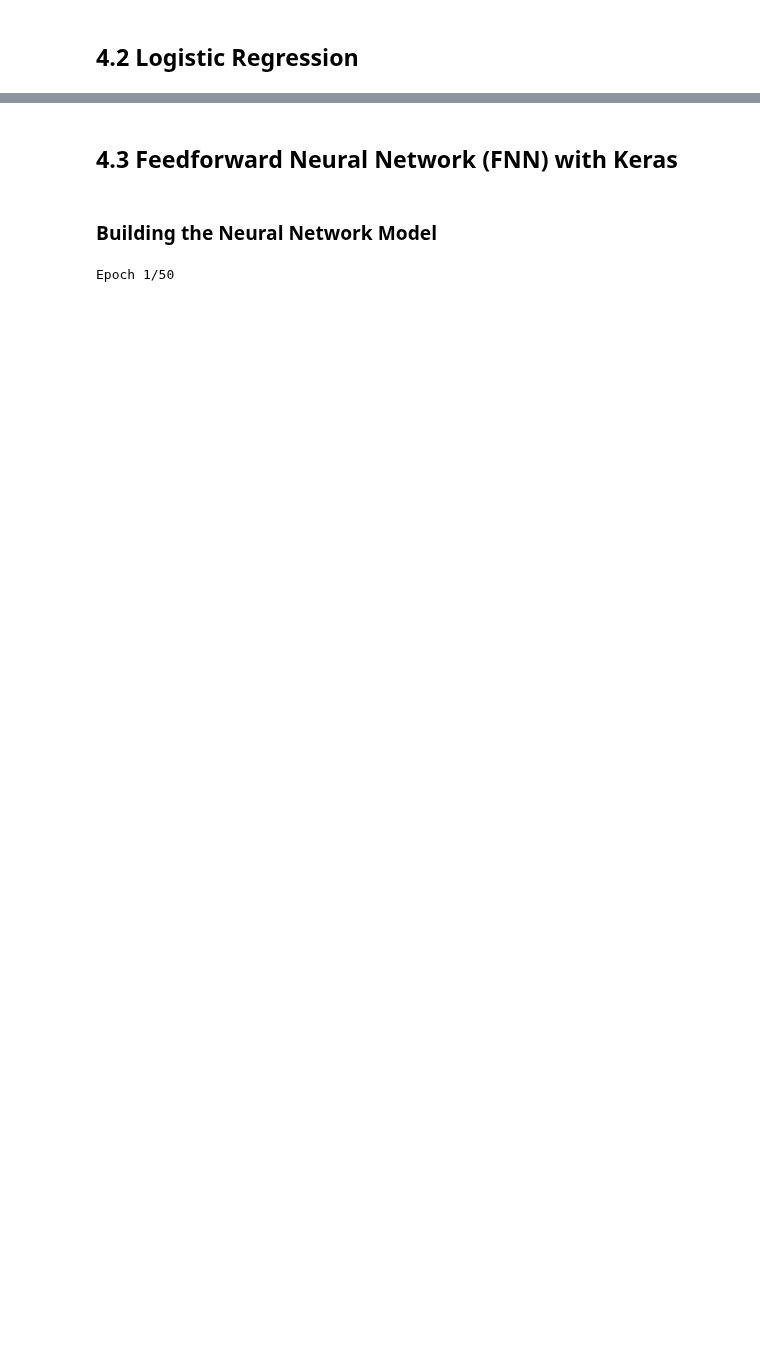
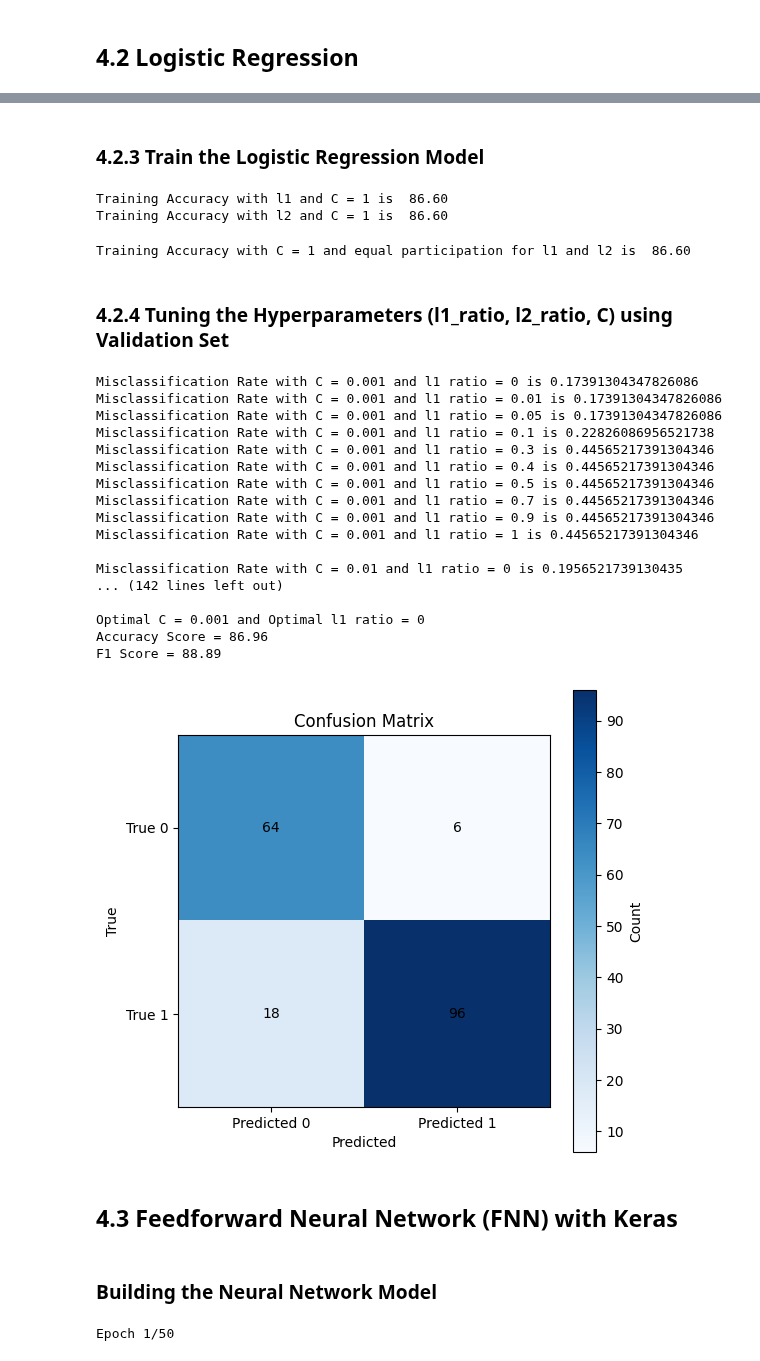
Before and after one commit to AhmedIAshraf/Heart-Failure-Classification, a Jupyter notebook: Heart_Failure_Classification.ipynb, the cells around one changed output, grey strips where cells are left out. Saved outputs shown, nothing was run; the diff lists cells and outputs as text; code cells hidden in the pictures; blank space fills up the shorter version.

```diff
--- a/Heart_Failure_Classification.ipynb
+++ b/Heart_Failure_Classification.ipynb
@@ -584,3 +780,77 @@ Test Accuracy with k=5: 0.7065
+# %% [markdown]
+### 4.2.3 Train the Logistic Regression Model
+# %%
+# Try both l1 and l2 as regularizers
+logistic_regression_l1 = LogisticRegression(C=1.0, penalty='l1', solver='liblinear', max_iter=200, tol=1e-4)
+logistic_regression_l2 = LogisticRegression(C=1.0, penalty='l2', solver='liblinear', max_iter=200, tol=1e-4)
+
+# Train the models with default Value of C (1.0)
+logistic_regression_l1.fit(X_train_scaled, y_train)
+logistic_regression_l2.fit(X_train_scaled, y_train)
+
+print(f'Training Accuracy with l1 and C = 1 is {logistic_regression_l1.score(X_train_scaled, y_train)*100 : .2f}')
+print(f'Training Accuracy with l2 and C = 1 is {logistic_regression_l2.score(X_train_scaled, y_train)*100 : .2f}')
+# %% [output]
+Training Accuracy with l1 and C = 1 is  86.60
+Training Accuracy with l2 and C = 1 is  86.60
+# %%
+# Try and continue with both l1 and l2 combined as our regularizer
+logistic_regression = LogisticRegression(C=1.0, penalty='elasticnet', solver='saga', max_iter=200, tol=1e-4, l1_ratio=0.5)
+
+# Train the models with default Value of C (1.0)
+logistic_regression.fit(X_train_scaled, y_train)
+
+print(f'Training Accuracy with C = 1 and equal participation for l1 and l2 is {logistic_regression.score(X_train_scaled, y_train)*100 : .2f}')
+# %% [output]
+Training Accuracy with C = 1 and equal participation for l1 and l2 is  86.60
+# %% [markdown]
+### 4.2.4 Tuning the Hyperparameters (l1_ratio, l2_ratio, C) using Validation Set
+# %%
+# Different l1_ratio values implies l2_ration = 1 - l1_ratio
+c_values = [0.001, 0.01, 0.05, 0.1, 0.25, 0.5, 0.7, 0.8, 0.9, 1, 5, 10, 100, 1000]
+l1_ratio_values = [0, 0.01, 0.05, 0.1, 0.3, 0.4, 0.5, 0.7, 0.9, 1]
+misclassification_rates = np.zeros((len(c_values), len(l1_ratio_values)))
+
+for i, c in enumerate(c_values):
+    for j, l1 in enumerate(l1_ratio_values):
+        lg =  LogisticRegression(C=c, penalty='elasticnet', solver='saga', max_iter=200, tol=1e-5, l1_ratio=l1)
+        lg.fit(X_train_scaled, y_train)
+        y_pred = lg.predict(X_val_scaled)
+        misclassification_rates[i, j] = np.mean(y_pred != y_val)
+        print(f'Misclassification Rate with C = {c} and l1 ratio = {l1} is {misclassification_rates[i,j]}')
+    print()
+
+# Extracting Optimal C and l1 ratio from the tuning procces
+print()
+best_c_index, best_l1_index = np.unravel_index(np.argmin(misclassification_rates, axis=None), misclassification_rates.shape)
+best_c = c_values[best_c_index]
+best_l1 = l1_ratio_values[best_l1_index]
+print(f'Optimal C = {best_c} and Optimal l1 ratio = {best_l1}')
+
+# Train the model with the Optimal Parameters and Test it
+optimal_params_model = LogisticRegression(C=best_c, penalty='elasticnet', solver='saga', max_iter=200, tol=1e-5, l1_ratio=best_l1)
+optimal_params_model.fit(X_train_scaled, y_train)
+y_pred = optimal_params_model.predict(X_test_scaled)
+calculate_scores(y_pred, y_test)
+# %% [output]
+Misclassification Rate with C = 0.001 and l1 ratio = 0 is 0.17391304347826086
+Misclassification Rate with C = 0.001 and l1 ratio = 0.01 is 0.17391304347826086
+Misclassification Rate with C = 0.001 and l1 ratio = 0.05 is 0.17391304347826086
+Misclassification Rate with C = 0.001 and l1 ratio = 0.1 is 0.22826086956521738
+Misclassification Rate with C = 0.001 and l1 ratio = 0.3 is 0.44565217391304346
+Misclassification Rate with C = 0.001 and l1 ratio = 0.4 is 0.44565217391304346
+Misclassification Rate with C = 0.001 and l1 ratio = 0.5 is 0.44565217391304346
+Misclassification Rate with C = 0.001 and l1 ratio = 0.7 is 0.44565217391304346
+Misclassification Rate with C = 0.001 and l1 ratio = 0.9 is 0.44565217391304346
+Misclassification Rate with C = 0.001 and l1 ratio = 1 is 0.44565217391304346
+
+Misclassification Rate with C = 0.01 and l1 ratio = 0 is 0.1956521739130435
+... (142 lines left out)
+
+Optimal C = 0.001 and Optimal l1 ratio = 0
+Accuracy Score = 86.96
+F1 Score = 88.89
+[figure, added]
 # %% [markdown]
 ## 4.3 Feedforward Neural Network (FNN) with Keras
 # %% [markdown]
```
Also changed, not shown: parts of 26 cells of this notebook.
